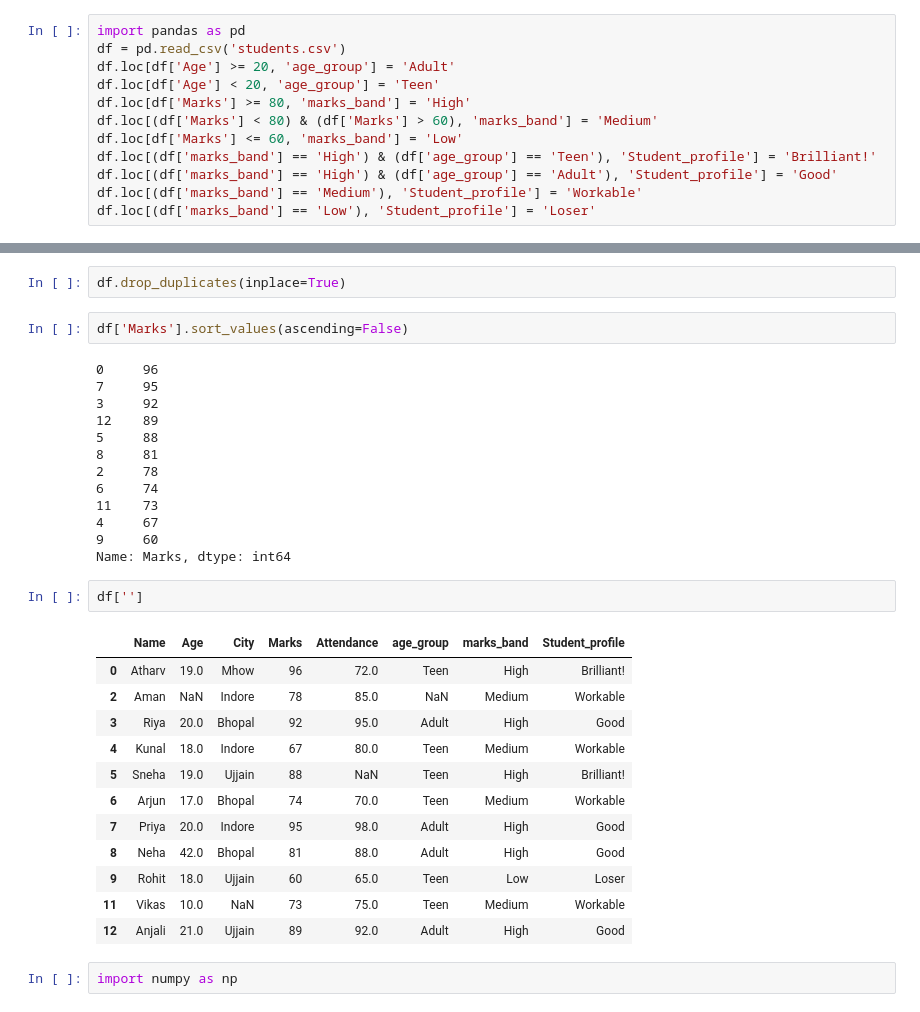
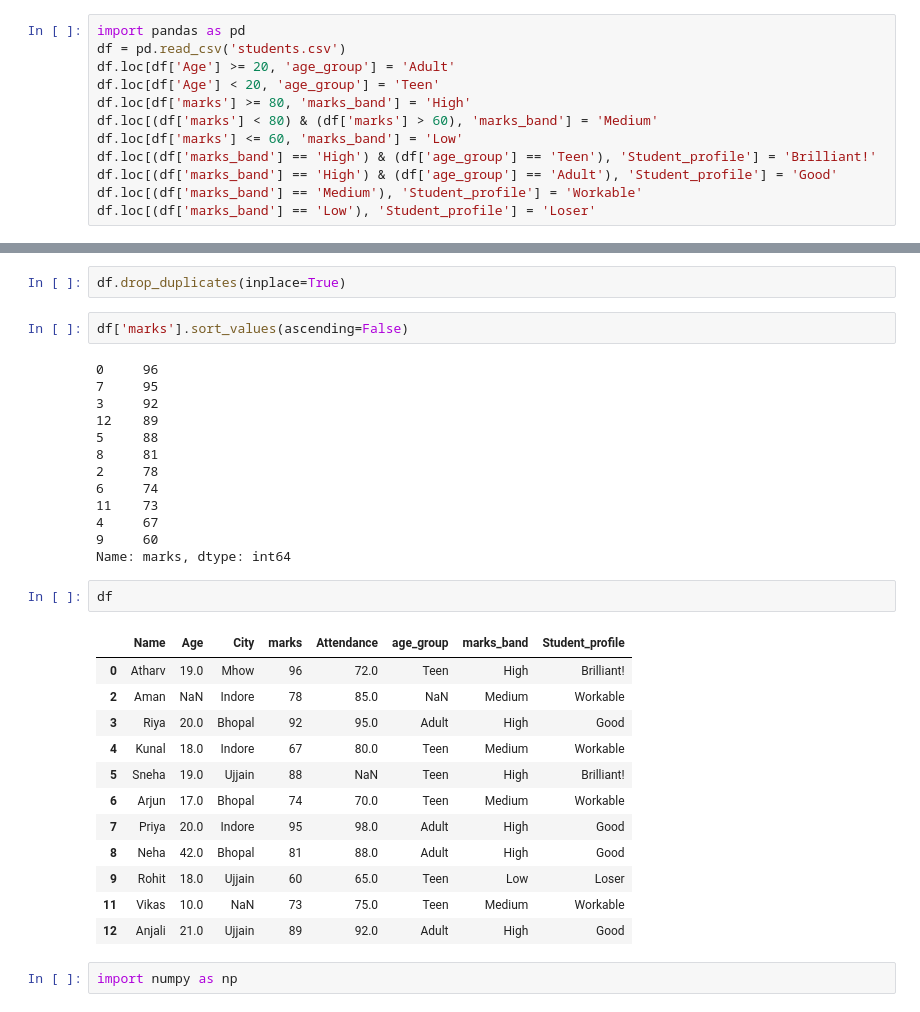
Before and after one commit to EGUCKT/ML-journey, a Jupyter notebook: pandas test.ipynb, the cells around one changed output, grey strips where cells are left out. Saved outputs shown, nothing was run; the diff lists cells and outputs as text.

```diff
--- a/pandas test.ipynb
+++ b/pandas test.ipynb
@@ -347,9 +345,9 @@ import pandas as pd
 df = pd.read_csv('students.csv')
 df.loc[df['Age'] >= 20, 'age_group'] = 'Adult'
 df.loc[df['Age'] < 20, 'age_group'] = 'Teen'
-df.loc[df['Marks'] >= 80, 'marks_band'] = 'High'
-df.loc[(df['Marks'] < 80) & (df['Marks'] > 60), 'marks_band'] = 'Medium'
-df.loc[df['Marks'] <= 60, 'marks_band'] = 'Low'
+df.loc[df['marks'] >= 80, 'marks_band'] = 'High'
+df.loc[(df['marks'] < 80) & (df['marks'] > 60), 'marks_band'] = 'Medium'
+df.loc[df['marks'] <= 60, 'marks_band'] = 'Low'
 df.loc[(df['marks_band'] == 'High') & (df['age_group'] == 'Teen'), 'Student_profile'] = 'Brilliant!'
 df.loc[(df['marks_band'] == 'High') & (df['age_group'] == 'Adult'), 'Student_profile'] = 'Good'
 df.loc[(df['marks_band'] == 'Medium'), 'Student_profile'] = 'Workable'
@@ -586,7 +596,7 @@ df.dropna(axis='columns', how='all', inplace=True)
 # %%
 df.drop_duplicates(inplace=True)
 # %%
-df['Marks'].sort_values(ascending=False)
+df['marks'].sort_values(ascending=False)
 # %% [output]
 0     96
 7     95
@@ -599,11 +609,11 @@ df['Marks'].sort_values(ascending=False)
 11    73
 4     67
 9     60
-Name: Marks, dtype: int64
+Name: marks, dtype: int64
 # %%
-df['']
+df
 # %% [output]
-|  | Name | Age | City | Marks | Attendance | age_group | marks_band | Student_profile |
+|  | Name | Age | City | marks | Attendance | age_group | marks_band | Student_profile |
 | 0 | Atharv | 19.0 | Mhow | 96 | 72.0 | Teen | High | Brilliant! |
 | 2 | Aman | NaN | Indore | 78 | 85.0 | NaN | Medium | Workable |
 | 3 | Riya | 20.0 | Bhopal | 92 | 95.0 | Adult | High | Good |
```
Also changed, not shown: parts of 69 cells of this notebook, 3 other files.
